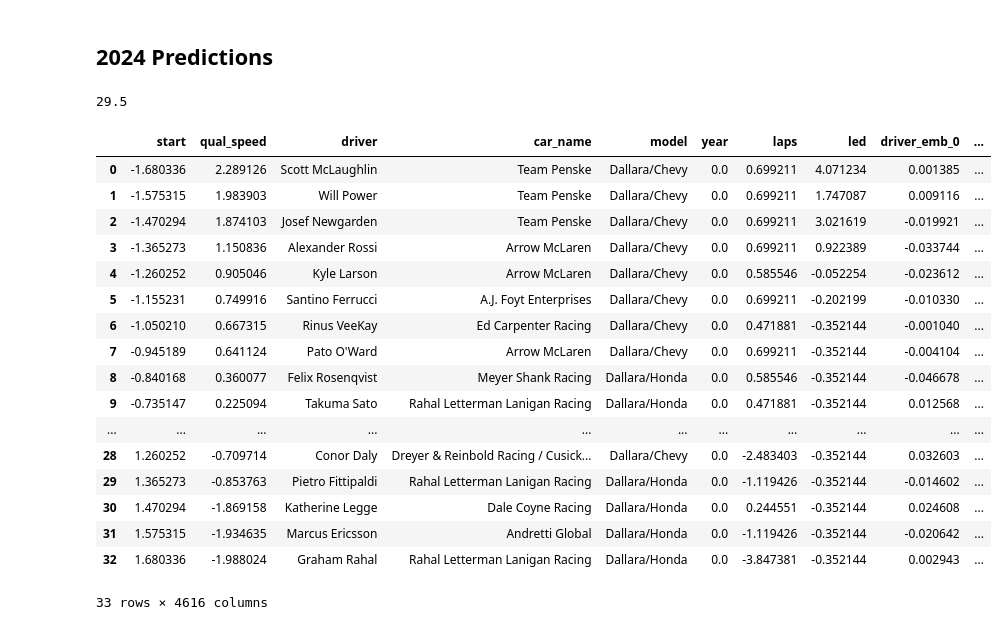
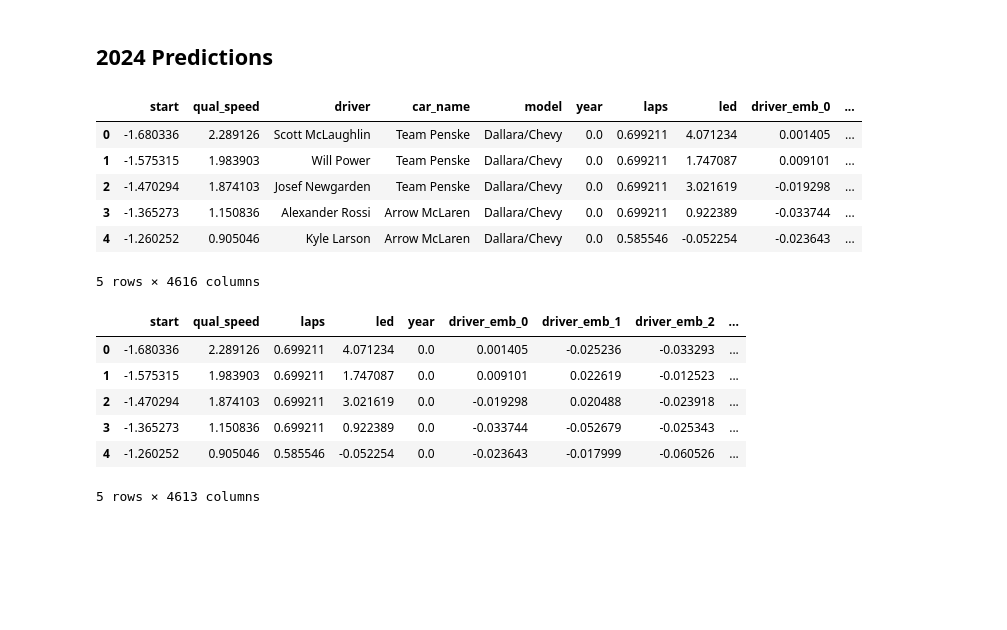
Before and after one commit to jacob-danner/machine-learning-experiments, a Jupyter notebook: INDY-500/modeling.ipynb, the cells around one changed output. Drawn from its saved outputs; the diff is of its cells as text; code cells hidden in the pictures; blank space fills up the shorter version.

```diff
--- a/INDY-500/modeling.ipynb
+++ b/INDY-500/modeling.ipynb
@@ -154,6 +166,11 @@ model = RandomForestRegressor(random_state=3)
 train_and_evaluate_model(model, X, y)
 # %% [output]
 {'MAE': 3.1976100628930815, 'MSE': 17.843066666666665}
+# %%
+from pickle import dump
+
+with open("RandomForestRegressor.pkl", "wb") as f:
+    dump(model, f, protocol=5)
 # %% [markdown]
 ### Model Scoreboard
 
@@ -167,18 +184,6 @@ train_and_evaluate_model(model, X, y)
 dataframe.shape => 792, 4617 (no dimensionality reduction)
 # %% [markdown]
 ## 2024 Predictions
-# %%
-old_df = pd.read_csv('race_stats_2000-2023.csv')
-
-pos = 1
-(
-    old_df
-    .query(f'start == {pos}')
-    .led
-    .median()
-)
-# %% [output]
-29.5
 # %%
 def return_imputed_2024_df() -> pd.DataFrame:
     '''
@@ -212,40 +217,29 @@ def return_imputed_2024_df() -> pd.DataFrame:
 # %%
 categorical = ['driver', 'car_name', 'model']
 numerical = ['start', 'qual_speed', 'laps', 'led', 'year']
 
 embedded_df_2024_path = 'embedded_df_2024.csv'
 
 if os.path.exists(embedded_df_2024_path):
-    df_2024 = pd.read_csv(embedded_df_2024_path, index_col=0)
+    df_2024 = pd.read_csv(embedded_df_2024_path)
 
 else:
     df_2024 = (
         return_imputed_2024_df()
         .pipe(embed_categorical_columns, ['driver', 'car_name', 'model'])
     )
 
     scaler = StandardScaler()
     df_2024[numerical] = scaler.fit_transform(df_2024[numerical])
 
     df_2024.to_csv(embedded_df_2024_path, index=False)
 
-df_2024
+df_2024.head(5)
 # %% [output]
 |  | start | qual_speed | driver | car_name | model | year | laps | led | driver_emb_0 | ... |
-| 0 | -1.680336 | 2.289126 | Scott McLaughlin | Team Penske | Dallara/Chevy | 0.0 | 0.699211 | 4.071234 | 0.001385 | ... |
-| 1 | -1.575315 | 1.983903 | Will Power | Team Penske | Dallara/Chevy | 0.0 | 0.699211 | 1.747087 | 0.009116 | ... |
-| 2 | -1.470294 | 1.874103 | Josef Newgarden | Team Penske | Dallara/Chevy | 0.0 | 0.699211 | 3.021619 | -0.019921 | ... |
+| 0 | -1.680336 | 2.289126 | Scott McLaughlin | Team Penske | Dallara/Chevy | 0.0 | 0.699211 | 4.071234 | 0.001405 | ... |
+| 1 | -1.575315 | 1.983903 | Will Power | Team Penske | Dallara/Chevy | 0.0 | 0.699211 | 1.747087 | 0.009101 | ... |
+| 2 | -1.470294 | 1.874103 | Josef Newgarden | Team Penske | Dallara/Chevy | 0.0 | 0.699211 | 3.021619 | -0.019298 | ... |
 | 3 | -1.365273 | 1.150836 | Alexander Rossi | Arrow McLaren | Dallara/Chevy | 0.0 | 0.699211 | 0.922389 | -0.033744 | ... |
-| 4 | -1.260252 | 0.905046 | Kyle Larson | Arrow McLaren | Dallara/Chevy | 0.0 | 0.585546 | -0.052254 | -0.023612 | ... |
-| 5 | -1.155231 | 0.749916 | Santino Ferrucci | A.J. Foyt Enterprises | Dallara/Chevy | 0.0 | 0.699211 | -0.202199 | -0.010330 | ... |
-| 6 | -1.050210 | 0.667315 | Rinus VeeKay | Ed Carpenter Racing | Dallara/Chevy | 0.0 | 0.471881 | -0.352144 | -0.001040 | ... |
-| 7 | -0.945189 | 0.641124 | Pato O'Ward | Arrow McLaren | Dallara/Chevy | 0.0 | 0.699211 | -0.352144 | -0.004104 | ... |
-| 8 | -0.840168 | 0.360077 | Felix Rosenqvist | Meyer Shank Racing | Dallara/Honda | 0.0 | 0.585546 | -0.352144 | -0.046678 | ... |
-| 9 | -0.735147 | 0.225094 | Takuma Sato | Rahal Letterman Lanigan Racing | Dallara/Honda | 0.0 | 0.471881 | -0.352144 | 0.012568 | ... |
-| ... | ... | ... | ... | ... | ... | ... | ... | ... | ... | ... |
-| 28 | 1.260252 | -0.709714 | Conor Daly | Dreyer & Reinbold Racing / Cusick... | Dallara/Chevy | 0.0 | -2.483403 | -0.352144 | 0.032603 | ... |
-| 29 | 1.365273 | -0.853763 | Pietro Fittipaldi | Rahal Letterman Lanigan Racing | Dallara/Honda | 0.0 | -1.119426 | -0.352144 | -0.014602 | ... |
-| 30 | 1.470294 | -1.869158 | Katherine Legge | Dale Coyne Racing | Dallara/Honda | 0.0 | 0.244551 | -0.352144 | 0.024608 | ... |
-| 31 | 1.575315 | -1.934635 | Marcus Ericsson | Andretti Global | Dallara/Honda | 0.0 | -1.119426 | -0.352144 | -0.020642 | ... |
-| 32 | 1.680336 | -1.988024 | Graham Rahal | Rahal Letterman Lanigan Racing | Dallara/Honda | 0.0 | -3.847381 | -0.352144 | 0.002943 | ... |
+| 4 | -1.260252 | 0.905046 | Kyle Larson | Arrow McLaren | Dallara/Chevy | 0.0 | 0.585546 | -0.052254 | -0.023643 | ... |
-33 rows × 4616 columns
+5 rows × 4616 columns
@@ -251,0 +251,20 @@ df_2024
+# %%
+X_2024 = df_2024.drop(columns=categorical)
+
+reorder_columns = ['start', 'qual_speed', 'laps', 'led', 'year']
+
+# Columns to keep unchanged (all columns except the ones to reorder)
+remaining_columns = [col for col in X_2024.columns if col not in reorder_columns]
+new_column_order = reorder_columns + remaining_columns
+
+X_2024 = X_2024[new_column_order]
+
+X_2024.head()
+# %% [output]
+|  | start | qual_speed | laps | led | year | driver_emb_0 | driver_emb_1 | driver_emb_2 | ... |
+| 0 | -1.680336 | 2.289126 | 0.699211 | 4.071234 | 0.0 | 0.001405 | -0.025236 | -0.033293 | ... |
+| 1 | -1.575315 | 1.983903 | 0.699211 | 1.747087 | 0.0 | 0.009101 | 0.022619 | -0.012523 | ... |
+| 2 | -1.470294 | 1.874103 | 0.699211 | 3.021619 | 0.0 | -0.019298 | 0.020488 | -0.023918 | ... |
+| 3 | -1.365273 | 1.150836 | 0.699211 | 0.922389 | 0.0 | -0.033744 | -0.052679 | -0.025343 | ... |
+| 4 | -1.260252 | 0.905046 | 0.585546 | -0.052254 | 0.0 | -0.023643 | -0.017999 | -0.060526 | ... |
+5 rows × 4613 columns
```
Also changed, not shown: parts of 6 cells of this notebook, 2 other files.
